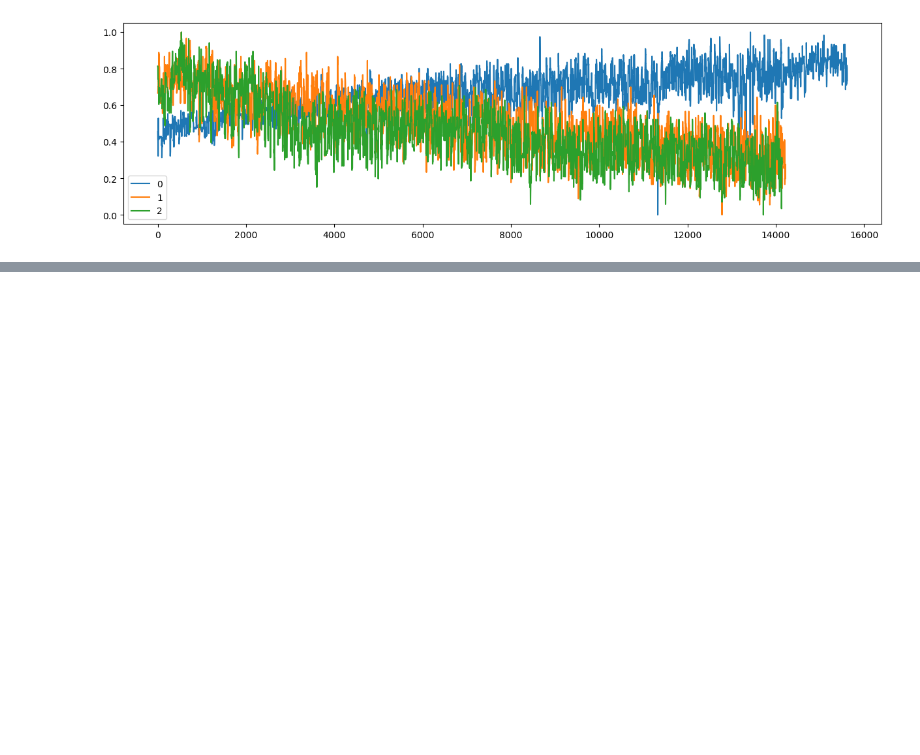
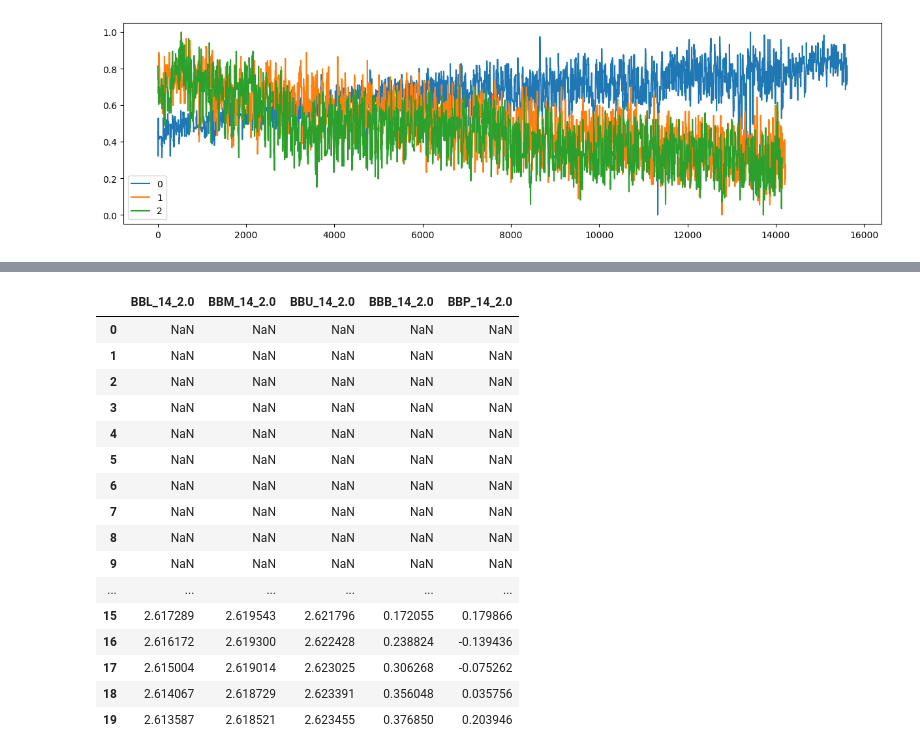
Before and after one commit to DaScient/Data-Science_Large_Pack, a Jupyter notebook: falcon-space-antigravity.ipynb, the cells around one changed output, grey strips where cells are left out. Saved outputs shown, nothing was run; the diff lists cells and outputs as text; code cells hidden in the pictures; blank space fills up the shorter version.

```diff
--- a/falcon-space-antigravity.ipynb
+++ b/falcon-space-antigravity.ipynb
@@ -295,0 +356,20 @@ normalized_df2.plot(figsize=(15,4))
+# %%
+df1.ta.bbands(length=14, append=True).head(20)
+# %% [output]
+|  | BBL_14_2.0 | BBM_14_2.0 | BBU_14_2.0 | BBB_14_2.0 | BBP_14_2.0 |
+| 0 | NaN | NaN | NaN | NaN | NaN |
+| 1 | NaN | NaN | NaN | NaN | NaN |
+| 2 | NaN | NaN | NaN | NaN | NaN |
+| 3 | NaN | NaN | NaN | NaN | NaN |
+| 4 | NaN | NaN | NaN | NaN | NaN |
+| 5 | NaN | NaN | NaN | NaN | NaN |
+| 6 | NaN | NaN | NaN | NaN | NaN |
+| 7 | NaN | NaN | NaN | NaN | NaN |
+| 8 | NaN | NaN | NaN | NaN | NaN |
+| 9 | NaN | NaN | NaN | NaN | NaN |
+| ... | ... | ... | ... | ... | ... |
+| 15 | 2.617289 | 2.619543 | 2.621796 | 0.172055 | 0.179866 |
+| 16 | 2.616172 | 2.619300 | 2.622428 | 0.238824 | -0.139436 |
+| 17 | 2.615004 | 2.619014 | 2.623025 | 0.306268 | -0.075262 |
+| 18 | 2.614067 | 2.618729 | 2.623391 | 0.356048 | 0.035756 |
+| 19 | 2.613587 | 2.618521 | 2.623455 | 0.376850 | 0.203946 |
```
Also changed, not shown: parts of 18 cells of this notebook.
